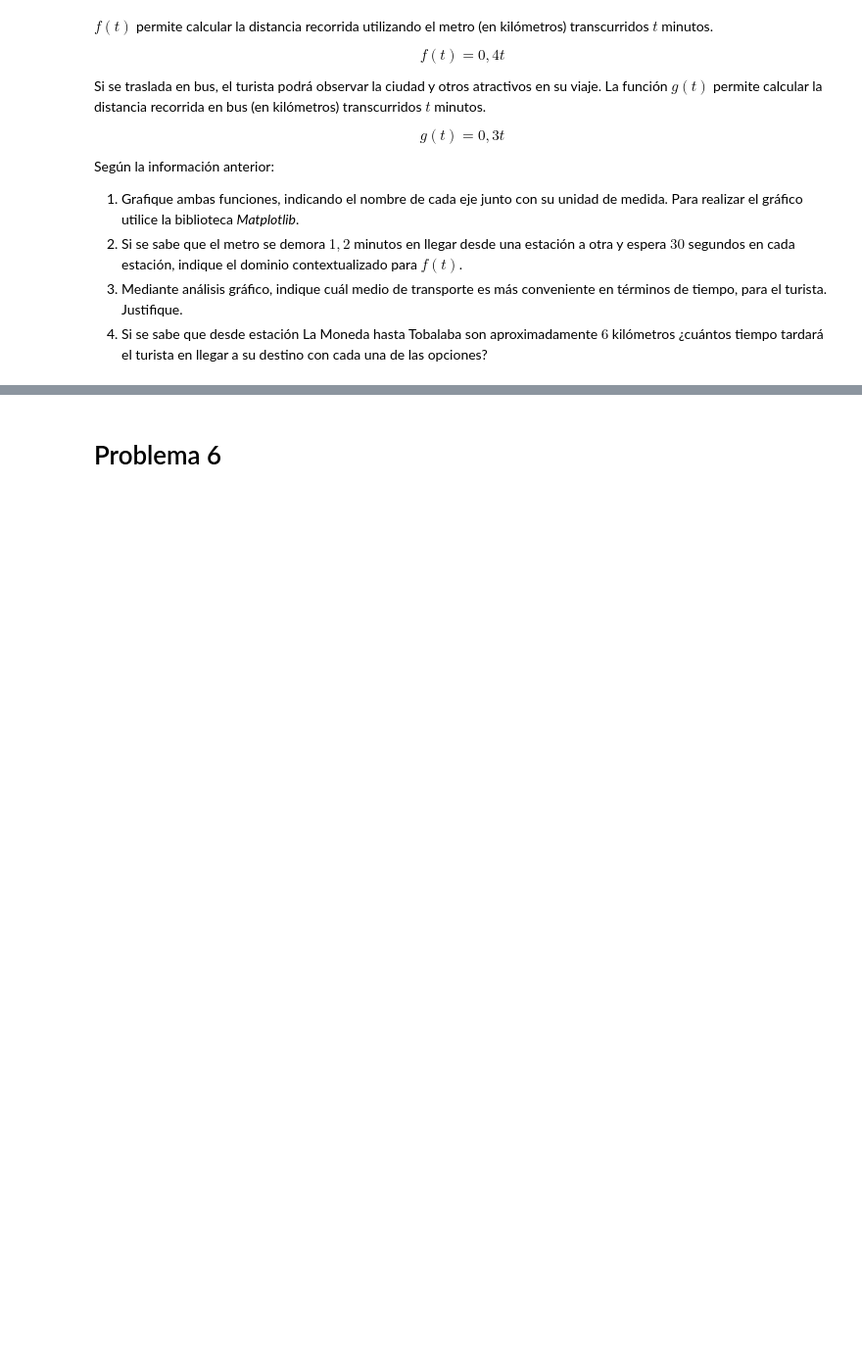
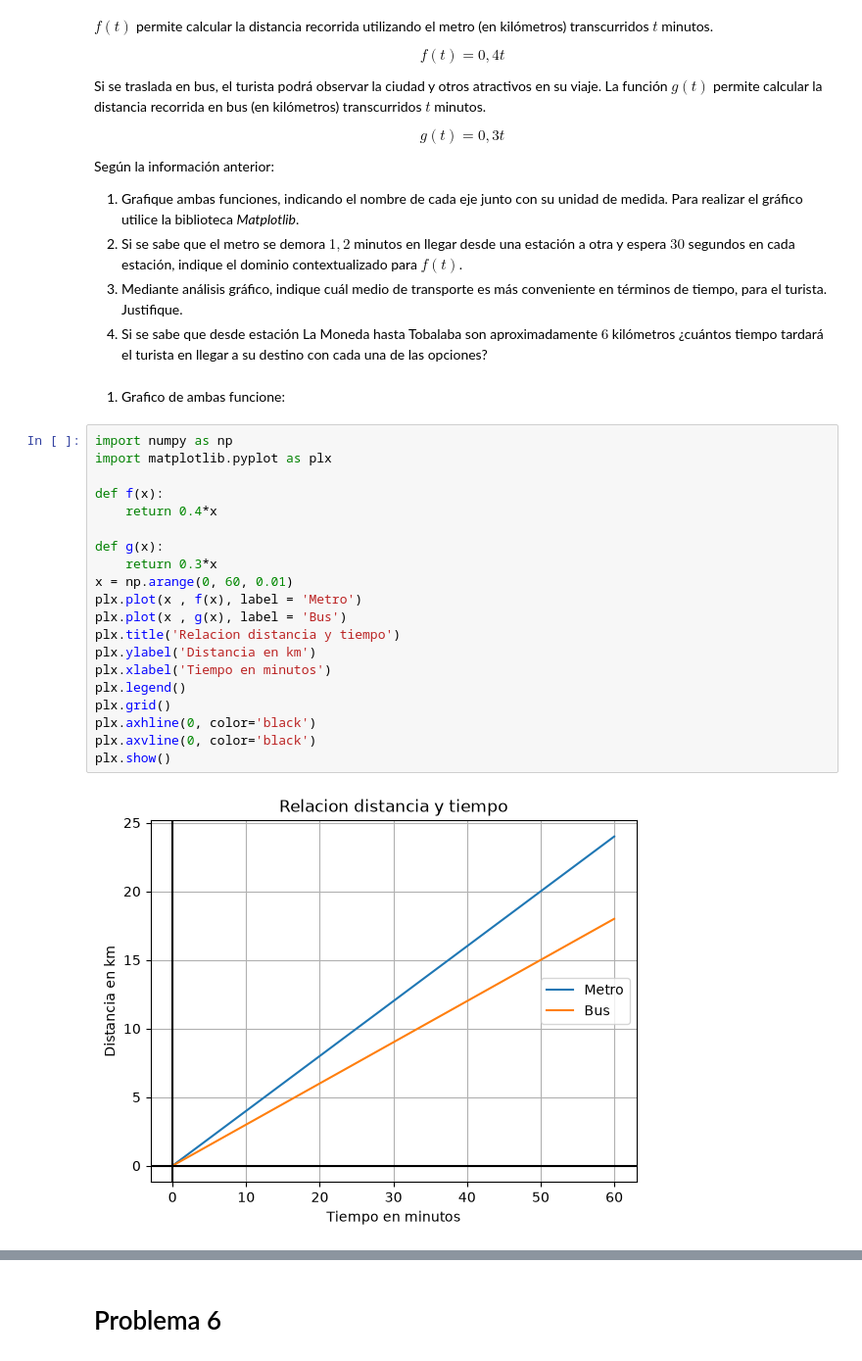
Before and after one commit to axbrogi23/matematica-aplicada-1, a Jupyter notebook: G1_Funciones.ipynb, the cells around one changed output, grey strips where cells are left out. Shown at 98% size. Drawn from its saved outputs; the diff is of its cells as text; blank space fills up the shorter version.

```diff
--- a/G1_Funciones.ipynb
+++ b/G1_Funciones.ipynb
@@ -157,3 +157,27 @@ Según la información anterior:
 2.  Si se sabe que el metro se demora $1,2$ minutos en llegar desde una estación a otra y espera $30$ segundos en cada estación, indique el dominio contextualizado para $f(t)$.
 3. Mediante análisis gráfico, indique cuál medio de transporte es más conveniente en términos de tiempo, para el turista. Justifique.
 4.  Si se sabe que desde estación La Moneda hasta Tobalaba son aproximadamente $6$ kilómetros ¿cuántos tiempo tardará el turista en llegar a su destino con cada una de las opciones?
+# %% [markdown]
+1) Grafico de ambas funcione:
+# %%
+import numpy as np
+import matplotlib.pyplot as plx
+
+def f(x):
+    return 0.4*x
+
+def g(x):
+    return 0.3*x
+x = np.arange(0, 60, 0.01)
+plx.plot(x , f(x), label = 'Metro')
+plx.plot(x , g(x), label = 'Bus')
+plx.title('Relacion distancia y tiempo')
+plx.ylabel('Distancia en km')
+plx.xlabel('Tiempo en minutos')
+plx.legend()
+plx.grid()
+plx.axhline(0, color='black')
+plx.axvline(0, color='black')
+plx.show()
+# %% [output]
+[figure, added]
```
Also changed, not shown: parts of 8 cells of this notebook.
